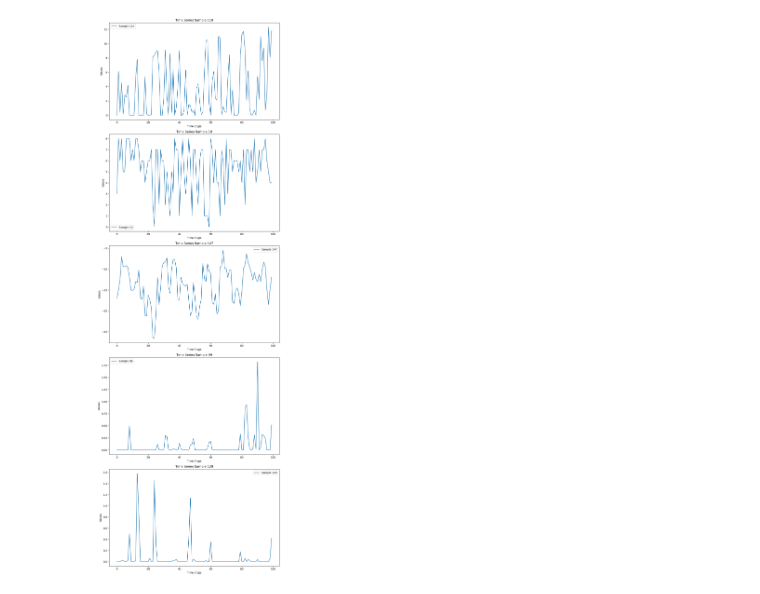
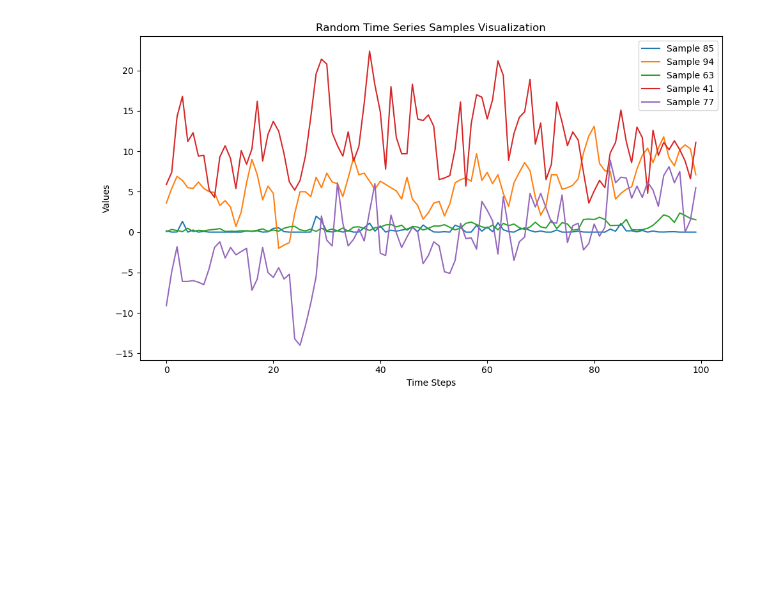
Before and after one commit to MarioShontz/GPS_DA, a Jupyter notebook: src/WeatherDataCompressionVAE.ipynb, the cells around one changed output. Cells and saved outputs as stored; diff of their text form; code cells hidden in the pictures; blank space fills up the shorter version.

```diff
--- a/src/WeatherDataCompressionVAE.ipynb
+++ b/src/WeatherDataCompressionVAE.ipynb
@@ -52,40 +28,38 @@ tensor([  8.0000,   0.8900,   1.0286,   0.2000,   0.0300,   0.0000,   2.9000,
 # %%
 # get 25 sample training images for visualization
 dataiter = iter(train_loader)
 day = next(dataiter)
 
 # first_few_days = [day[i][:] for i in range(num_samples)]
 time_series = [day[:, i] for i in range(day.shape[1])]
-# Assuming you have 'time_series' as a list of numpy arrays and 'num_samples' defined
 num_samples = 5  # Define the number of samples you want to plot
 
 # Randomly select indices for plotting
 if len(time_series) > num_samples:
     selected_indices = np.random.choice(len(time_series), num_samples, replace=False)
 else:
     selected_indices = np.arange(len(time_series))
 
-# Setup the figure with multiple subplots
-fig, axes = plt.subplots(num_samples, 1, figsize=(10, 6 * num_samples))  # Adjust the size as needed
+# Setup the figure and axes
+fig, ax = plt.subplots(figsize=(10, 6))
 
-# Check if axes is an array when num_samples is 1
-if num_samples == 1:
-    axes = [axes]
+# Plot each selected time series on the same axes
+for idx in selected_indices:
+    ax.plot(time_series[idx], label=f'Sample {idx + 1}')
 
-# Plot each selected time series on its own subplot
-for idx, ax in enumerate(axes):
-    series_index = selected_indices[idx]
-    ax.plot(time_series[series_index], label=f'Sample {series_index + 1}')
-    ax.set_title(f'Time Series Sample {series_index + 1}')
-    ax.set_xlabel('Time Steps')
-    ax.set_ylabel('Values')
-    ax.legend()
+# Adding labels and title
+ax.set_title('Random Time Series Samples Visualization')
+ax.set_xlabel('Time Steps')
+ax.set_ylabel('Values')
 
-# Adjust layout to prevent overlap
+# Adding a legend to show sample indices
+ax.legend()
+
+# Show the plot
 plt.tight_layout()
 plt.show()
 # %% [output]
-[figure, old version]
+[figure, new version]
 # %%
 class Encoder(nn.Module):
 
```
Also changed, not shown: parts of 18 cells of this notebook, 3 other files.
